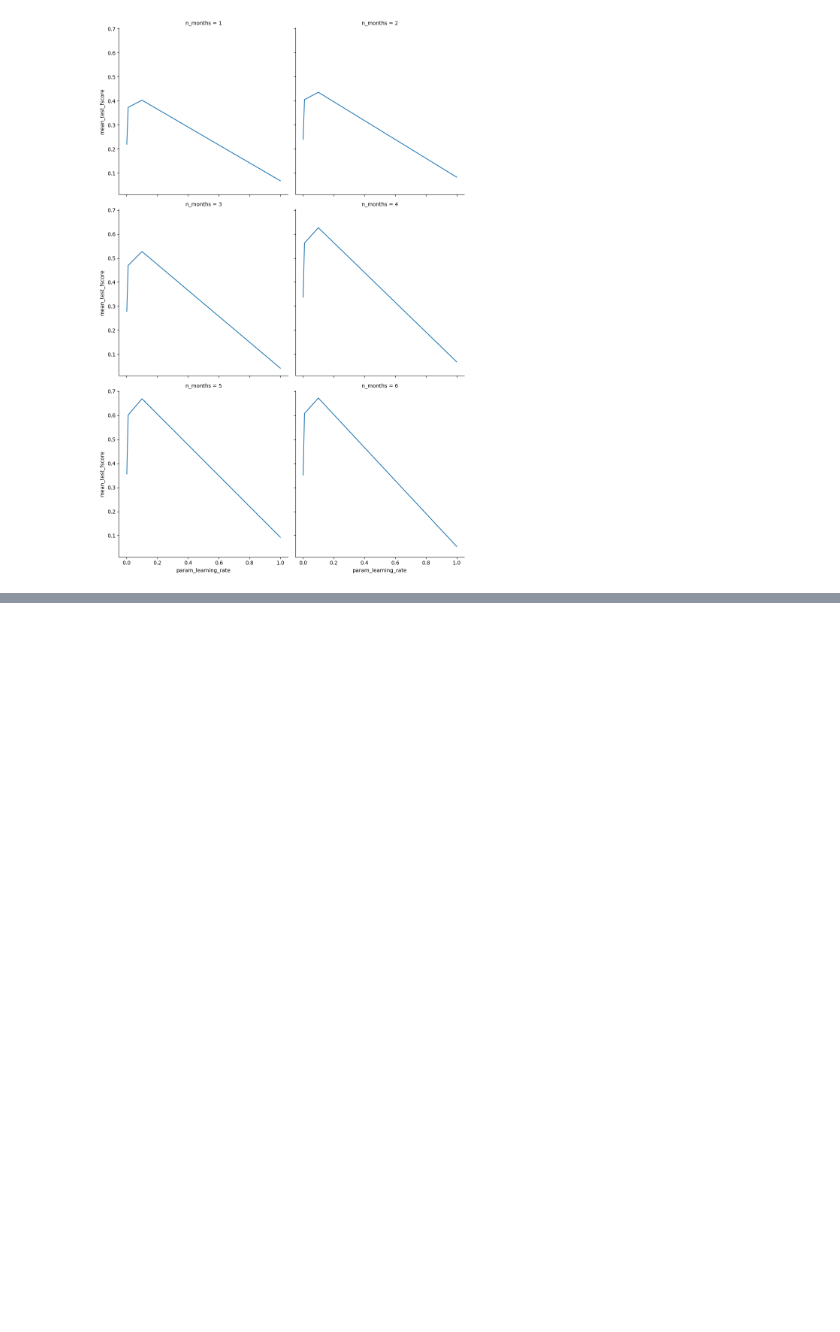
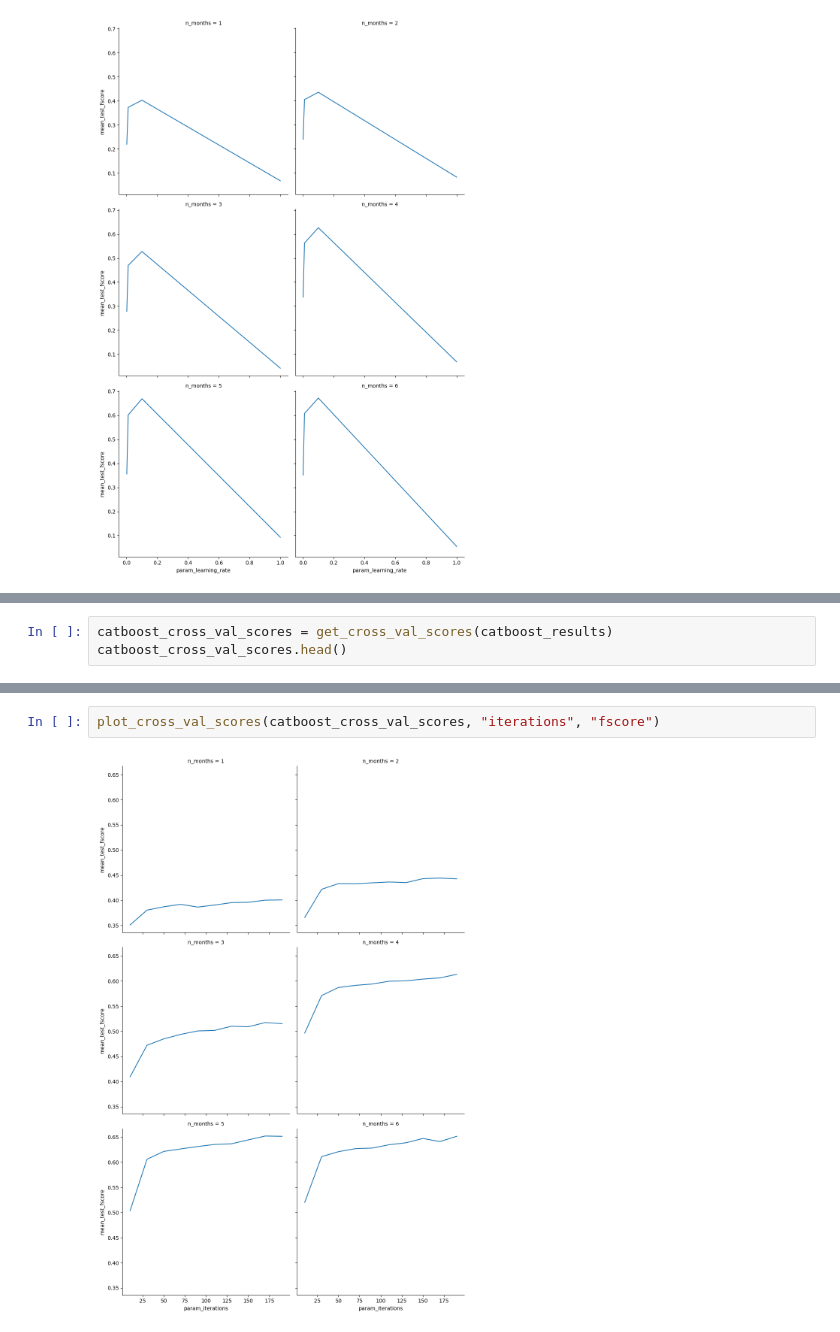
Before and after one commit to PavelSyomin/crop-classification, a Jupyter notebook: Crop Classification.ipynb, the cells around one changed output, grey strips where cells are left out. Drawn from its saved outputs; the diff is of its cells as text; blank space fills up the shorter version.

```diff
--- a/Crop Classification.ipynb
+++ b/Crop Classification.ipynb
@@ -542,0 +747,3 @@ plot_cross_val_scores(lgbm_cross_val_scores, "learning_rate", "fscore")
+# %%
+catboost_cross_val_scores = get_cross_val_scores(catboost_results)
+catboost_cross_val_scores.head()
@@ -542,0 +758,4 @@ plot_cross_val_scores(lgbm_cross_val_scores, "learning_rate", "fscore")
+# %%
+plot_cross_val_scores(catboost_cross_val_scores, "iterations", "fscore")
+# %% [output]
+[figure, added]
```
Also changed, not shown: parts of 36 cells of this notebook.
